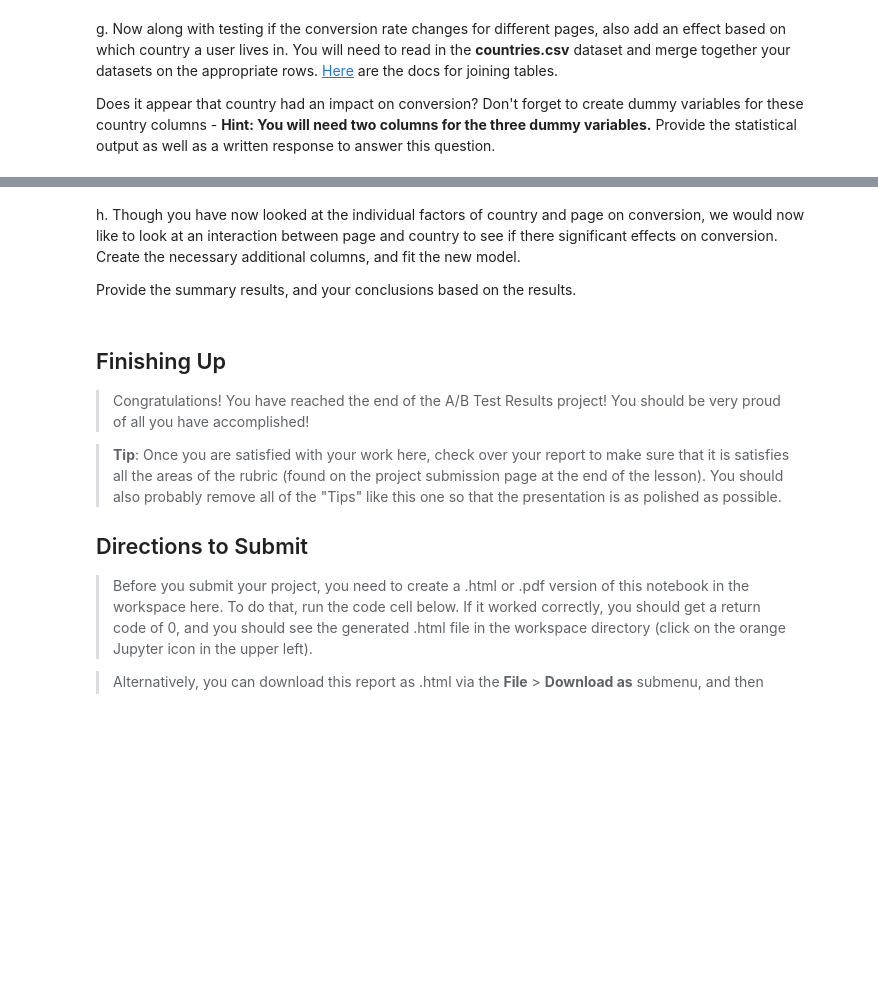
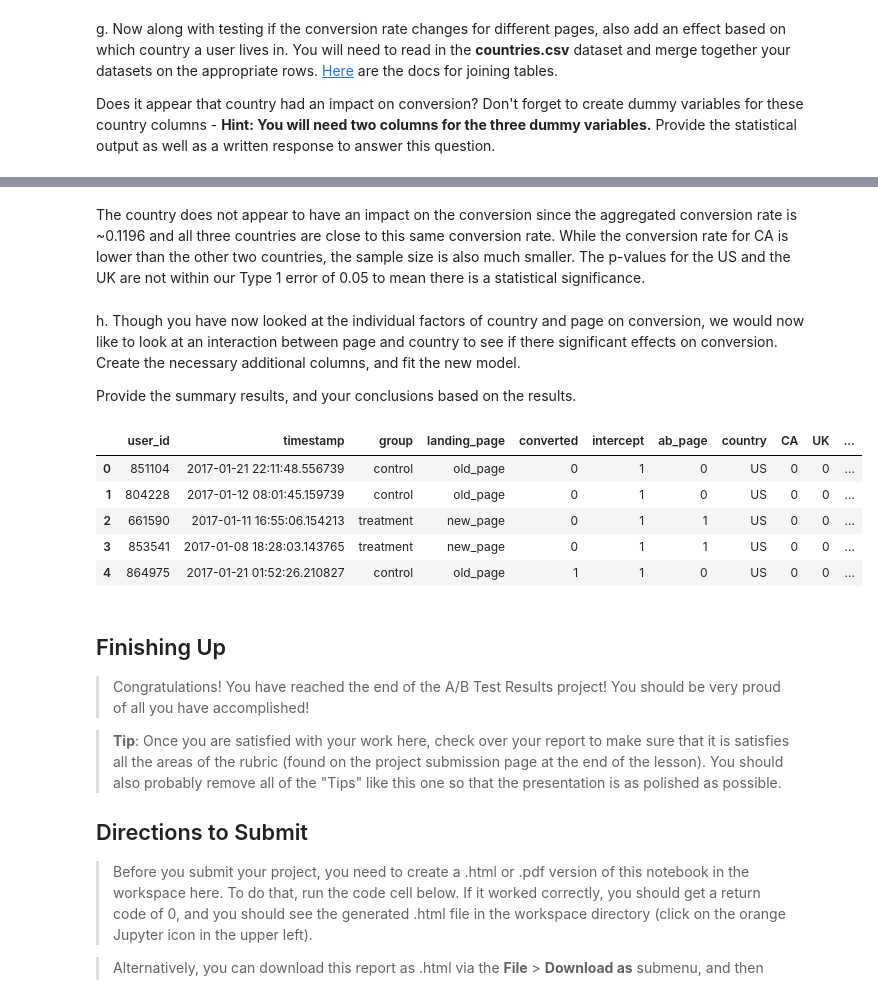
Before and after one commit to davidblackwelder/analyze-ab-test-results, a Jupyter notebook: Analyze_ab_test_results_notebook.ipynb, the cells around one changed output, grey strips where cells are left out. Saved outputs shown, nothing was run; the diff lists cells and outputs as text; code cells hidden in the pictures; blank space fills up the shorter version.

```diff
--- a/Analyze_ab_test_results_notebook.ipynb
+++ b/Analyze_ab_test_results_notebook.ipynb
@@ -360,4 +518,23 @@ Does it appear that country had an impact on conversion?  Don't forget to create
+# %% [markdown]
+The country does not appear to have an impact on the conversion since the aggregated conversion rate is ~0.1196 and all three countries are close to this same conversion rate. While the conversion rate for CA is lower than the other two countries, the sample size is also much smaller. The p-values for the US and the UK are not within our Type 1 error of 0.05 to mean there is a statistical significance.
 # %% [markdown]
 h. Though you have now looked at the individual factors of country and page on conversion, we would now like to look at an interaction between page and country to see if there significant effects on conversion.  Create the necessary additional columns, and fit the new model.
 
 Provide the summary results, and your conclusions based on the results.
+# %%
+# US user got new page = 1; old page = 0 and store in new column
+df2['ab_us'] = df2['US'] * df2['ab_page']
+# UK user got new page = 1; old page = 0 and store in new column
+df2['ab_uk'] = df2['UK'] * df2['ab_page']
+# CA user got new page = 1; old page = 0 and store in new column
+df2['ab_ca'] = df2['CA'] * df2['ab_page']
+# %%
+# Check that new columns are added
+df2.head()
+# %% [output]
+|  | user_id | timestamp | group | landing_page | converted | intercept | ab_page | country | CA | UK | ... |
+| 0 | 851104 | 2017-01-21 22:11:48.556739 | control | old_page | 0 | 1 | 0 | US | 0 | 0 | ... |
+| 1 | 804228 | 2017-01-12 08:01:45.159739 | control | old_page | 0 | 1 | 0 | US | 0 | 0 | ... |
+| 2 | 661590 | 2017-01-11 16:55:06.154213 | treatment | new_page | 0 | 1 | 1 | US | 0 | 0 | ... |
+| 3 | 853541 | 2017-01-08 18:28:03.143765 | treatment | new_page | 0 | 1 | 1 | US | 0 | 0 | ... |
+| 4 | 864975 | 2017-01-21 01:52:26.210827 | control | old_page | 1 | 1 | 0 | US | 0 | 0 | ... |
```
Also changed, not shown: parts of 26 cells of this notebook.
